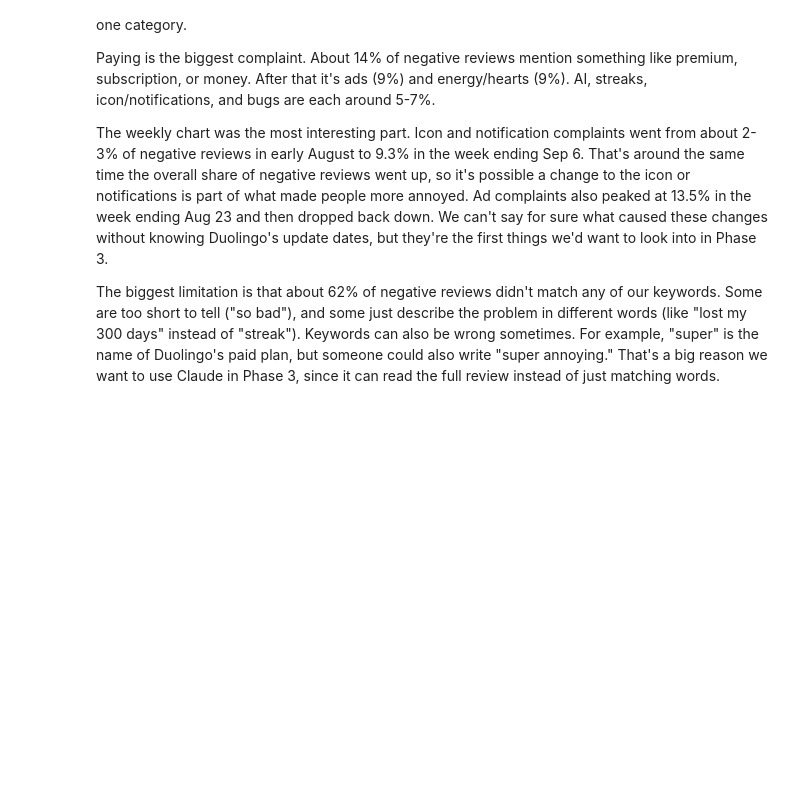
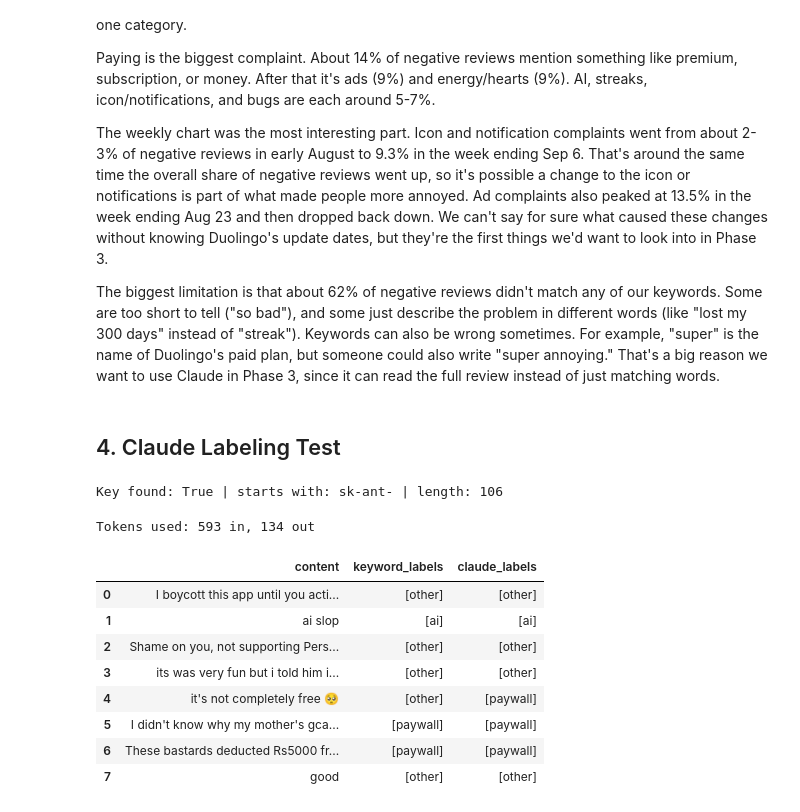
Before and after one commit to Teenna-Pachika/info4360-duolingo-reviews, a Jupyter notebook: notebooks/01_exploration_keywords_claude.ipynb, the cells around one changed output. Drawn from its saved outputs; the diff is of its cells as text; code cells hidden in the pictures; blank space fills up the shorter version.

```diff
--- a/notebooks/01_exploration_keywords_claude.ipynb
+++ b/notebooks/01_exploration_keywords_claude.ipynb
@@ -439,3 +439,22 @@ Paying is the biggest complaint. About 14% of negative reviews mention something
 The weekly chart was the most interesting part. Icon and notification complaints went from about 2-3% of negative reviews in early August to 9.3% in the week ending Sep 6. That's around the same time the overall share of negative reviews went up, so it's possible a change to the icon or notifications is part of what made people more annoyed. Ad complaints also peaked at 13.5% in the week ending Aug 23 and then dropped back down. We can't say for sure what caused these changes without knowing Duolingo's update dates, but they're the first things we'd want to look into in Phase 3.
 
 The biggest limitation is that about 62% of negative reviews didn't match any of our keywords. Some are too short to tell ("so bad"), and some just describe the problem in different words (like "lost my 300 days" instead of "streak"). Keywords can also be wrong sometimes. For example, "super" is the name of Duolingo's paid plan, but someone could also write "super annoying." That's a big reason we want to use Claude in Phase 3, since it can read the full review instead of just matching words.
+# %% [markdown]
+## 4. Claude Labeling Test
+# %%
+# Importing tools for the Claude API
+import os
+import json
+import anthropic
+from dotenv import load_dotenv
+
+# Loading the API key from the .env file in the main project folder (override=True makes sure this key is used)
+load_dotenv("../.env", override=True)
+
+# Checking the key loaded, without printing the whole key
+key = os.getenv("ANTHROPIC_API_KEY", "")
+print("Key found:", bool(key), "| starts with:", key[:7], "| length:", len(key))
+
+client = anthropic.Anthropic(api_key=key)
+# %% [output]
+Key found: True | starts with: sk-ant- | length: 106
@@ -441,0 +495,24 @@ The biggest limitation is that about 62% of negative reviews didn't match any of
+# %%
+# Taking a random sample of 8 negative reviews
+sample = neg.sample(8, random_state=42).reset_index(drop=True)
+
+# Getting Claude's labels
+sample["claude_labels"] = label_with_claude(sample["content"].tolist())
+
+# Getting our keyword labels for the same reviews, to compare
+sample["keyword_labels"] = sample[list(CATEGORIES)].apply(
+    lambda row: [c for c in CATEGORIES if row[c]] or ["other"], axis=1)
+
+# Showing the review, our keyword labels, and Claude's labels side by side
+sample[["content", "keyword_labels", "claude_labels"]]
+# %% [output]
+Tokens used: 593 in, 134 out
+|  | content | keyword_labels | claude_labels |
+| 0 | I boycott this app until you acti... | [other] | [other] |
+| 1 | ai slop | [ai] | [ai] |
+| 2 | Shame on you, not supporting Pers... | [other] | [other] |
+| 3 | its was very fun but i told him i... | [other] | [other] |
+| 4 | it's not completely free 🥺 | [other] | [paywall] |
+| 5 | I didn't know why my mother's gca... | [paywall] | [paywall] |
+| 6 | These bastards deducted Rs5000 fr... | [paywall] | [paywall] |
+| 7 | good | [other] | [other] |
```
Also changed, not shown: parts of 7 cells of this notebook.
